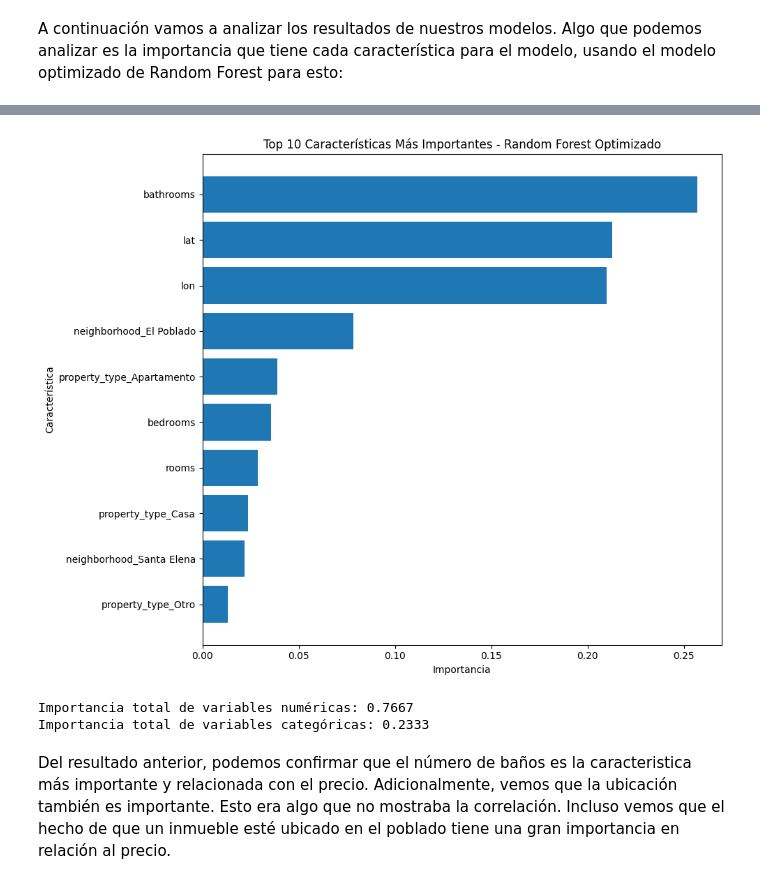
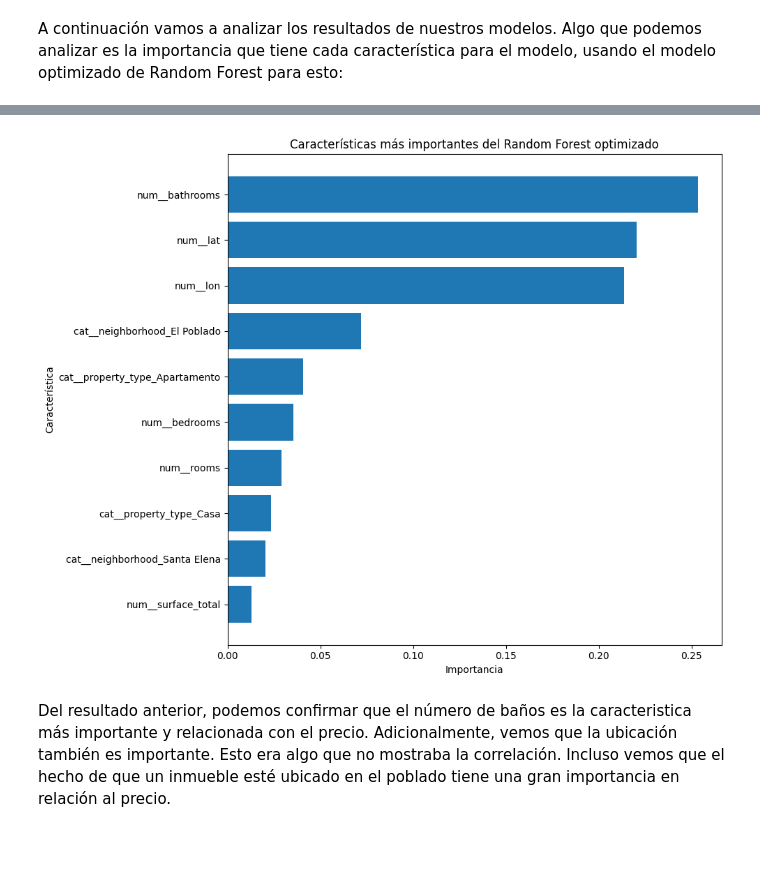
Before and after one commit to evinracher/3008338-geospatial-analysis, a Jupyter notebook: project/house-price-medellin.ipynb, the cells around one changed output, grey strips where cells are left out. Cells and saved outputs as stored; diff of their text form; code cells hidden in the pictures; blank space fills up the shorter version.

```diff
--- a/project/house-price-medellin.ipynb
+++ b/project/house-price-medellin.ipynb
@@ -743,7 +769,21 @@ Vemos un error típico de 306M con una variación aproximada de 18M. Tendremos q
 # %%
 from xgboost import XGBRegressor
 
-r_xgboost = XGBRegressor(n_estimators=100, learning_rate=0.1, max_depth=3, random_state=42)
-r_xgboost.fit(housing_prepared, target)
-r_xgboost.n_estimators
+r_xgboost = Pipeline(
+    [
+        ("preprocessor", clone(full_pipeline)),
+        (
+            "model",
+            XGBRegressor(
+                n_estimators=100,
+                learning_rate=0.1,
+                max_depth=3,
+                random_state=42,
+                objective="reg:squarederror",
+                n_jobs=-1,
+            ),
+        ),
+    ]
+)
+r_xgboost.fit(house_data, target)
 # %% [output]
@@ -1029,43 +1111,26 @@ R2_score: 0.5981780272383888
 # %% [markdown]
 A continuación vamos a analizar los resultados de nuestros modelos. Algo que podemos analizar es la importancia que tiene cada característica para el modelo, usando el modelo optimizado de Random Forest para esto:
 # %%
-num_attribs = ['lat', 'lon', 'rooms', 'bedrooms', 'bathrooms', 'surface_total', 'surface_covered']
+fitted_random_forest_preprocessor = best_random_forest.named_steps["preprocessor"]
+fitted_random_forest_model = best_random_forest.named_steps["model"]
+all_feature_names = fitted_random_forest_preprocessor.get_feature_names_out()
 
+importance_df = pd.DataFrame(
+    {
+        "Característica": all_feature_names,
+        "Importancia": fitted_random_forest_model.feature_importances_,
+    }
+).sort_values("Importancia", ascending=False)
 
-cat_encoder = full_pipeline.named_transformers_['cat']
-cat_feature_names = []
-for i, cat in enumerate(['neighborhood', 'property_type']):
-    categories = cat_encoder.categories_[i]
-    cat_feature_names.extend([f"{cat}_{category}" for category in categories])
+print("Diez características más importantes:")
+display(importance_df.head(10))
 
-all_feature_names = num_attribs + cat_feature_names
-
-feature_importances = best_random_forest.feature_importances_
-
-
-importance_df = pd.DataFrame({
-    'Feature': all_feature_names,
-    'Importance': feature_importances
-}).sort_values('Importance', ascending=False)
-
-print("Top 10 características más importantes:")
-print(importance_df.head(10).to_string(index=False))
-
-
+top_features = importance_df.head(10).sort_values("Importancia")
 plt.figure(figsize=(10, 8))
-top_features = importance_df.head(10)
-plt.barh(range(len(top_features)), top_features['Importance'])
-plt.yticks(range(len(top_features)), top_features['Feature'])
-plt.xlabel('Importancia')
-plt.ylabel('Característica')
-plt.title('Top 10 Características Más Importantes - Random Forest Optimizado')
-plt.gca().invert_yaxis()
+plt.barh(top_features["Característica"], top_features["Importancia"])
+plt.xlabel("Importancia")
+plt.ylabel("Característica")
+plt.title("Características más importantes del Random Forest optimizado")
 plt.tight_layout()
 plt.show()
-
-num_importance = importance_df[importance_df['Feature'].isin(num_attribs)]['Importance'].sum()
-cat_importance = importance_df[~importance_df['Feature'].isin(num_attribs)]['Importance'].sum()
-
-print(f"\nImportancia total de variables numéricas: {num_importance:.4f}")
-print(f"Importancia total de variables categóricas: {cat_importance:.4f}")
 # %% [output]
@@ -1084,6 +1149,4 @@ property_type_Apartamento    0.038842
-[figure, old version]
+[figure, new version]
-Importancia total de variables numéricas: 0.7667
-Importancia total de variables categóricas: 0.2333
 # %% [markdown]
 Del resultado anterior, podemos confirmar que el número de baños es la caracteristica más importante y relacionada con el precio. Adicionalmente, vemos que la ubicación también es importante. Esto era algo que no mostraba la correlación. Incluso vemos que el hecho de que un inmueble esté ubicado en el poblado tiene una gran importancia en relación al precio.
 # %% [markdown]
```
Also changed, not shown: parts of 89 cells of this notebook, 2 other files.
